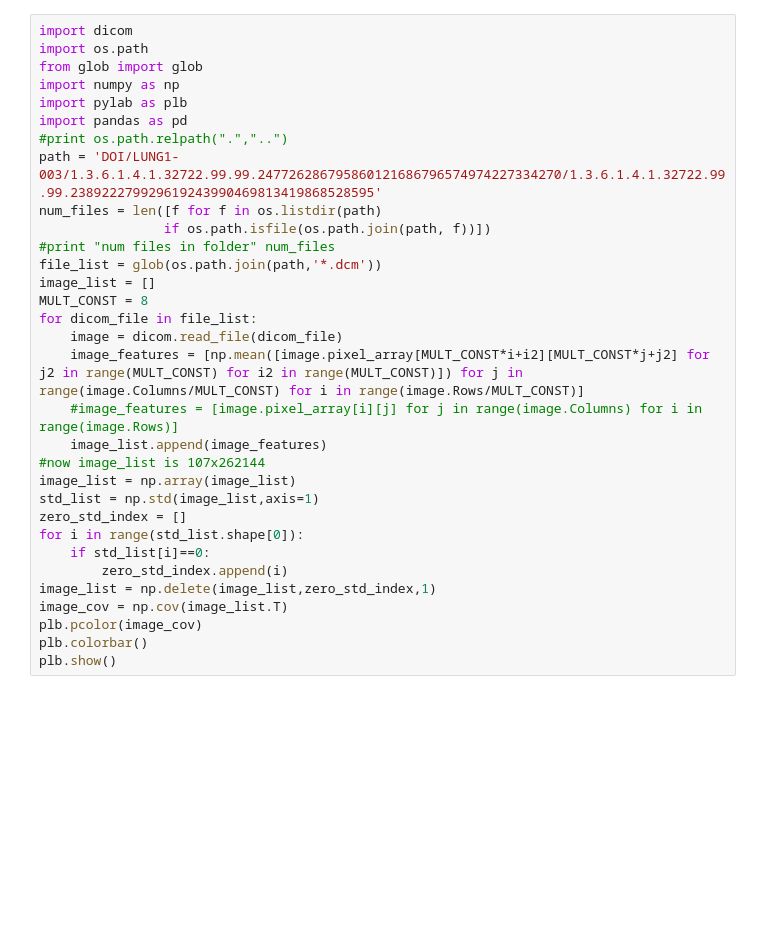
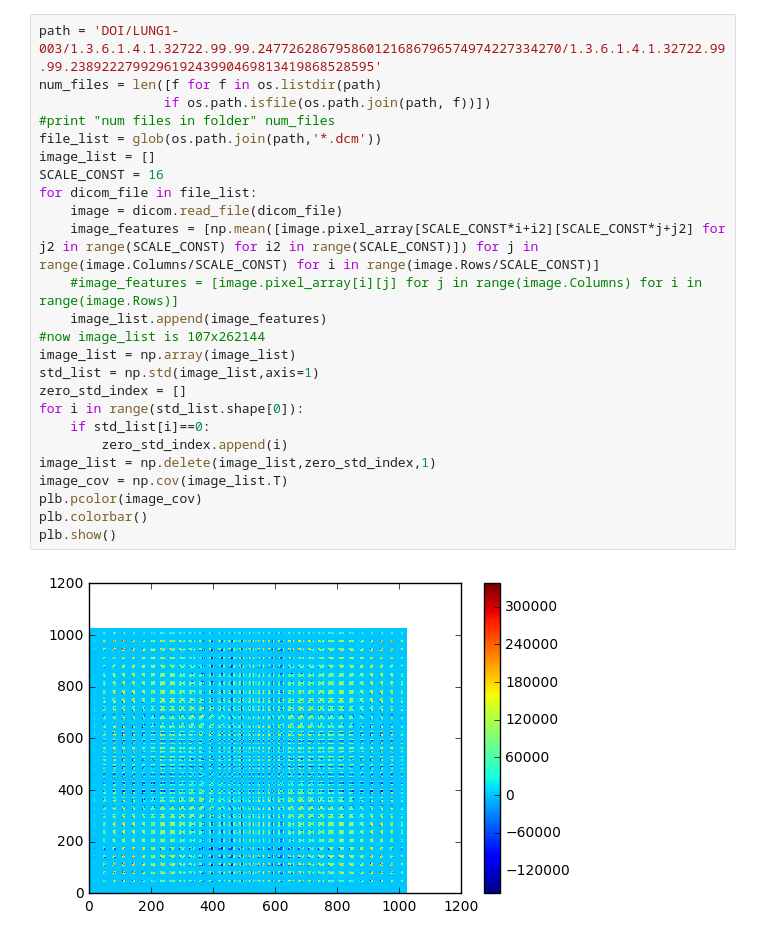
Before and after one commit to shiny2448/DSB-2017, a Jupyter notebook: project_YCLS.ipynb, the cells around one changed output. Saved outputs shown, nothing was run; the diff lists cells and outputs as text; blank space fills up the shorter version.

Commit message:
Liner's code for first week of March
EDIT: change SCALE_CONST to 16 so that the image becomes 32x32

```diff
--- a/project_YCLS.ipynb
+++ b/project_YCLS.ipynb
@@ -1,32 +9,27 @@
 # %%
-import dicom
-import os.path
-from glob import glob
-import numpy as np
-import pylab as plb
-import pandas as pd
-#print os.path.relpath(".","..")
 path = 'DOI/LUNG1-003/1.3.6.1.4.1.32722.99.99.247726286795860121686796574974227334270/1.3.6.1.4.1.32722.99.99.238922279929619243990469813419868528595'
 num_files = len([f for f in os.listdir(path)
                 if os.path.isfile(os.path.join(path, f))])
 #print "num files in folder" num_files
 file_list = glob(os.path.join(path,'*.dcm'))
 image_list = []
-MULT_CONST = 8
+SCALE_CONST = 16
 for dicom_file in file_list:
     image = dicom.read_file(dicom_file)
-    image_features = [np.mean([image.pixel_array[MULT_CONST*i+i2][MULT_CONST*j+j2] for j2 in range(MULT_CONST) for i2 in range(MULT_CONST)]) for j in range(image.Columns/MULT_CONST) for i in range(image.Rows/MULT_CONST)]
+    image_features = [np.mean([image.pixel_array[SCALE_CONST*i+i2][SCALE_CONST*j+j2] for j2 in range(SCALE_CONST) for i2 in range(SCALE_CONST)]) for j in range(image.Columns/SCALE_CONST) for i in range(image.Rows/SCALE_CONST)]
     #image_features = [image.pixel_array[i][j] for j in range(image.Columns) for i in range(image.Rows)]
     image_list.append(image_features)
 #now image_list is 107x262144
 image_list = np.array(image_list)
 std_list = np.std(image_list,axis=1)
 zero_std_index = []
 for i in range(std_list.shape[0]):
     if std_list[i]==0:
         zero_std_index.append(i)
 image_list = np.delete(image_list,zero_std_index,1)
 image_cov = np.cov(image_list.T)
 plb.pcolor(image_cov)
 plb.colorbar()
 plb.show()
+# %% [output]
+[figure, added]
```
Also changed, not shown: parts of 2 cells of this notebook.
